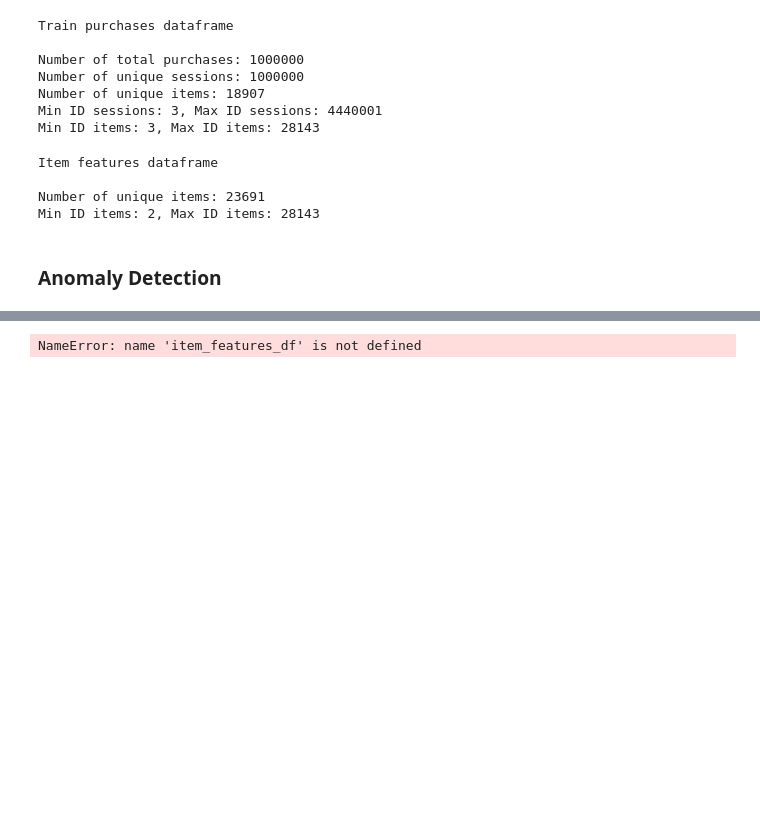
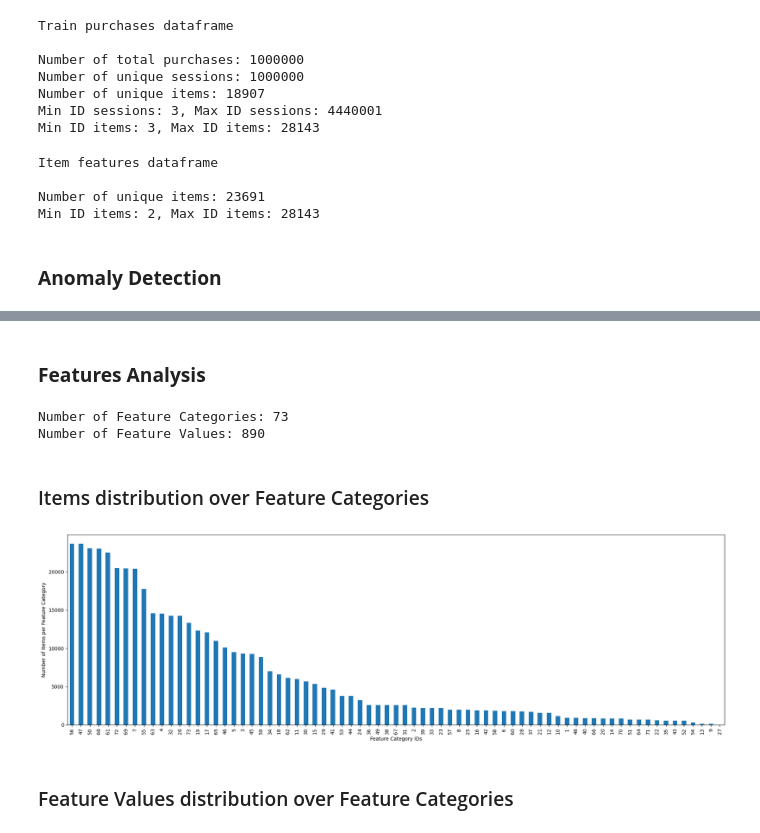
Before and after one commit to abdullahdotnet/Recommendation-System, a Jupyter notebook: RecommendationSystem.ipynb, the cells around one changed output, grey strips where cells are left out. Saved outputs shown, nothing was run; the diff lists cells and outputs as text; code cells hidden in the pictures; blank space fills up the shorter version.

```diff
--- a/RecommendationSystem.ipynb
+++ b/RecommendationSystem.ipynb
@@ -126,7 +128,26 @@ NameError: name 'train_sessions_df' is not defined
-# %%
-feature_category_groupby = item_features_df.groupby(['feature_category_id'])
-feature_value_groupby = item_features_df.groupby(['feature_value_id'])
-print('Number of Feature Categories: {}'.format(len(feature_category_groupby)))
-print('Number of Feature Values: {}'.format(len(feature_value_groupby)))
-# %% [output]
-NameError: name 'item_features_df' is not defined
+# %% [markdown]
+### **Features Analysis**
+# %%
+feature_category_groupby = item_features_df.groupby(['feature_category_id'])
+feature_value_groupby = item_features_df.groupby(['feature_value_id'])
+print('Number of Feature Categories: {}'.format(len(feature_category_groupby)))
+print('Number of Feature Values: {}'.format(len(feature_value_groupby)))
+# %% [output]
+Number of Feature Categories: 73
+Number of Feature Values: 890
+# %% [markdown]
+### Items distribution over Feature Categories
+# %%
+category_itemcount = item_features_df[['item_id', 'feature_category_id']].drop_duplicates().groupby(['feature_category_id']).count()
+category_itemcount.rename(columns={"item_id": "item_count"}, inplace=True)
+# %%
+sorted_category_itemcount = category_itemcount['item_count'].sort_values(ascending=False)
+
+sorted_category_itemcount.plot(kind='bar', figsize=(24,7))
+plt.xlabel('Feature Category IDs')
+plt.ylabel('Number of Items per Feature Category')
+plt.show()
+# %% [output]
+[figure, added]
+# %% [markdown]
+### Feature Values distribution over Feature Categories
```
Also changed, not shown: parts of 16 cells of this notebook.
